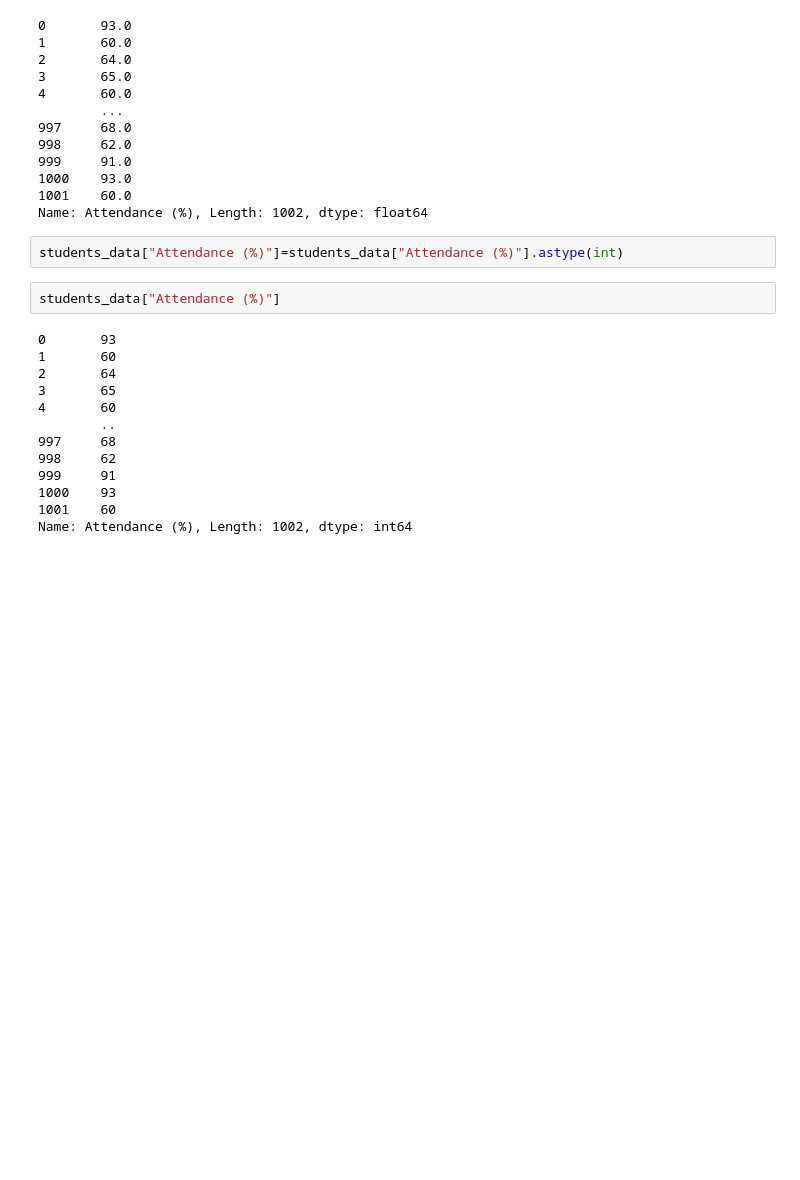
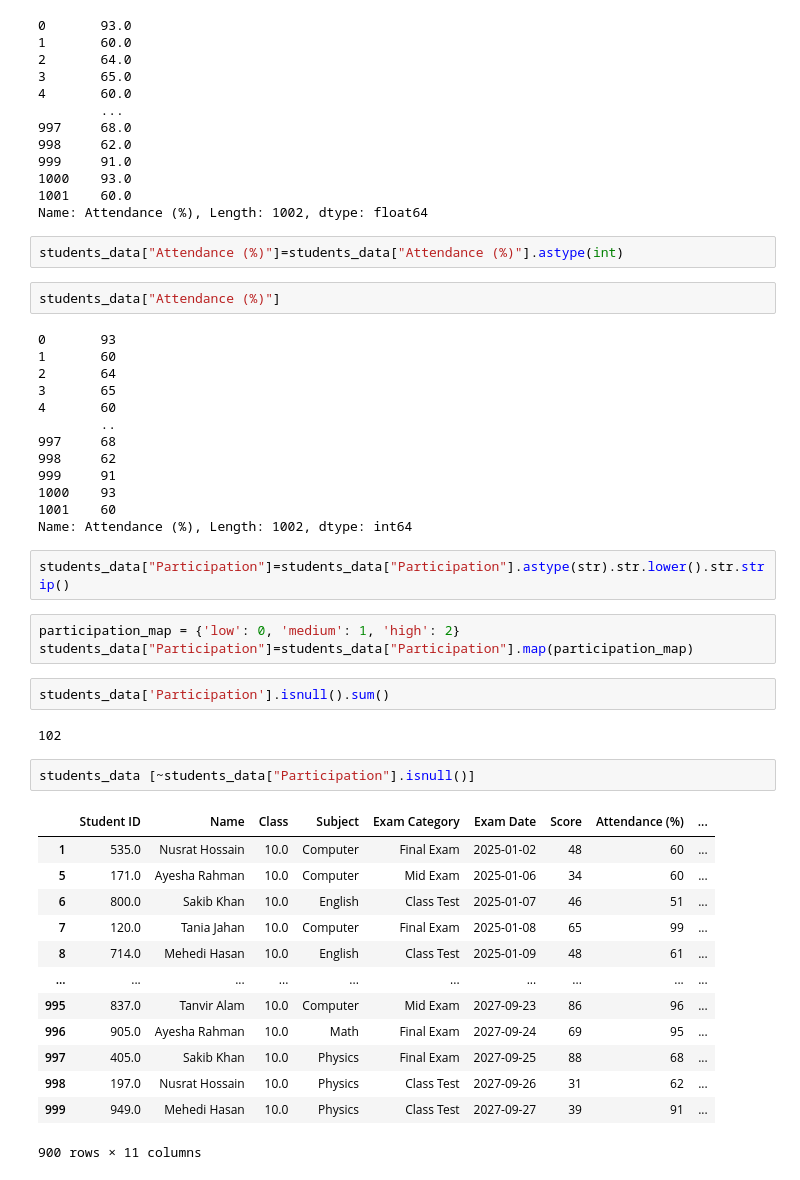
Before and after one commit to Meraj2349/JupyterProject, a Jupyter notebook: classify_student_performance.ipynb, the cells around one changed output. Drawn from its saved outputs; the diff is of its cells as text; blank space fills up the shorter version.

Commit message:
Participation cleaning process

```diff
--- a/classify_student_performance.ipynb
+++ b/classify_student_performance.ipynb
@@ -157,3 +157,28 @@ students_data["Attendance (%)"]
 1000    93
 1001    60
 Name: Attendance (%), Length: 1002, dtype: int64
+# %%
+students_data["Participation"]=students_data["Participation"].astype(str).str.lower().str.strip()
+# %%
+participation_map = {'low': 0, 'medium': 1, 'high': 2}
+students_data["Participation"]=students_data["Participation"].map(participation_map)
+# %%
+students_data['Participation'].isnull().sum()
+# %% [output]
+102
+# %%
+students_data [~students_data["Participation"].isnull()]
+# %% [output]
+|  | Student ID | Name | Class | Subject | Exam Category | Exam Date | Score | Attendance (%) | ... |
+| 1 | 535.0 | Nusrat Hossain | 10.0 | Computer | Final Exam | 2025-01-02 | 48 | 60 | ... |
+| 5 | 171.0 | Ayesha Rahman | 10.0 | Computer | Mid Exam | 2025-01-06 | 34 | 60 | ... |
+| 6 | 800.0 | Sakib Khan | 10.0 | English | Class Test | 2025-01-07 | 46 | 51 | ... |
+| 7 | 120.0 | Tania Jahan | 10.0 | Computer | Final Exam | 2025-01-08 | 65 | 99 | ... |
+| 8 | 714.0 | Mehedi Hasan | 10.0 | English | Class Test | 2025-01-09 | 48 | 61 | ... |
+| ... | ... | ... | ... | ... | ... | ... | ... | ... | ... |
+| 995 | 837.0 | Tanvir Alam | 10.0 | Computer | Mid Exam | 2027-09-23 | 86 | 96 | ... |
+| 996 | 905.0 | Ayesha Rahman | 10.0 | Math | Final Exam | 2027-09-24 | 69 | 95 | ... |
+| 997 | 405.0 | Sakib Khan | 10.0 | Physics | Final Exam | 2027-09-25 | 88 | 68 | ... |
+| 998 | 197.0 | Nusrat Hossain | 10.0 | Physics | Class Test | 2027-09-26 | 31 | 62 | ... |
+| 999 | 949.0 | Mehedi Hasan | 10.0 | Physics | Class Test | 2027-09-27 | 39 | 91 | ... |
+900 rows × 11 columns
```
Also changed, not shown: parts of 7 cells of this notebook.
